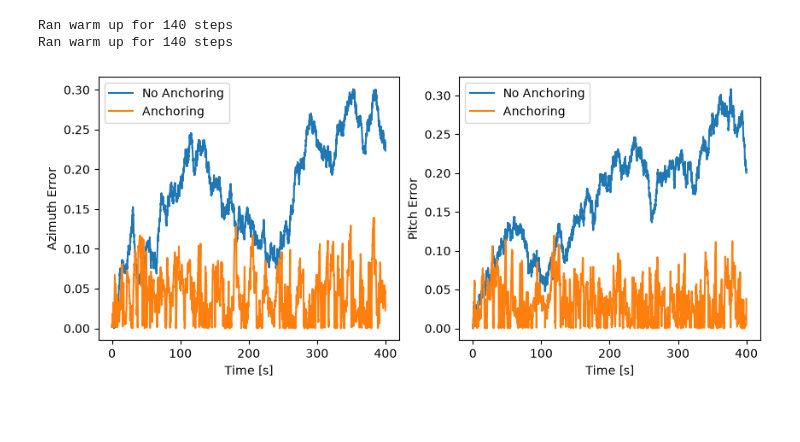
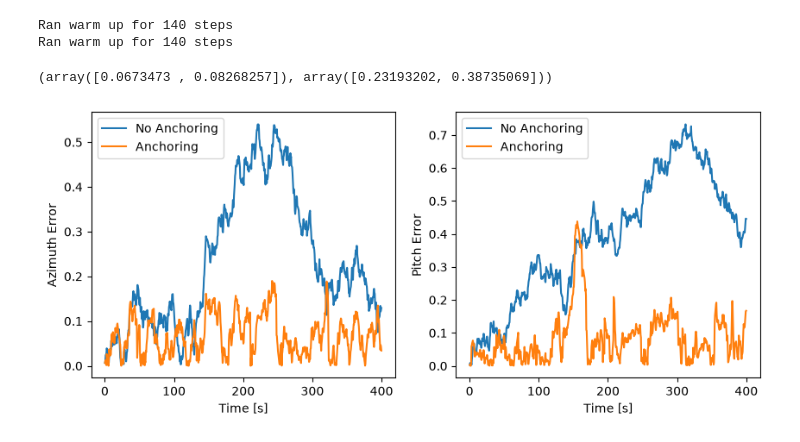
Before and after one commit to siaulich/grid-cells, a Jupyter notebook: notebooks/bat_flight_anchoring.ipynb, the cells around one changed output. Drawn from its saved outputs; the diff is of its cells as text; code cells hidden in the pictures; blank space fills up the shorter version.

```diff
--- a/notebooks/bat_flight_anchoring.ipynb
+++ b/notebooks/bat_flight_anchoring.ipynb
@@ -10,31 +10,56 @@ import tqdm
 DATA_DIR = "../simulation_data"
 PLOTS_DIR = "../plots"
 # %%
+
 T = 400
 dt = 0.5e-3
 n = 256
-intrinsic_noise = 0.005
-input_noise = 0
+intrinsic_noise = 0.01
+input_noise = 1
 n_conj = 20
+n_anchor = 20
 bat_flight = generate_bat_flight(T=T, dt=dt)
 
 
-net = BatHeadDirectionSystem(input_noise=input_noise, intrinsic_noise=intrinsic_noise, n_conjunctive=n_conj)
+net = BatHeadDirectionSystem(
+    input_noise=input_noise,
+    intrinsic_noise=intrinsic_noise,
+    n_conjunctive=n_conj,
+)
 net_anchor = BatHeadDirectionSystem(
-    input_noise=input_noise, intrinsic_noise=intrinsic_noise, n_conjunctive=n_conj
+    input_noise=input_noise, intrinsic_noise=intrinsic_noise, n_conjunctive=n_conj,n_anchor=n_anchor,
 )
 
-net.warm_up(initial_pos=bat_flight["dir_torus"][0])
-net_anchor.warm_up(initial_pos=bat_flight["dir_torus"][0])
+net.warm_up(initial_dir=bat_flight["dir_torus"][0])
+net_anchor.warm_up(initial_dir=bat_flight["dir_torus"][0])
 
 n_steps = bat_flight["pos"].shape[0]
-recording_anchor = net_anchor.run_simulation(
-    bat_flight["dir_vel"], dir=bat_flight["dir_torus"]
-)
-recording = net.run_simulation(bat_flight["dir_vel"])
+
+with ThreadPoolExecutor() as executor:
+    anchor_future = executor.submit(
+        net_anchor.run_simulation,
+        bat_flight["dir_vel"],
+        dir=bat_flight["dir_sphere"],
+    )
+    recording_future = executor.submit(
+        net.run_simulation,
+        bat_flight["dir_vel"],
+    )
+
+    recording_anchor = anchor_future.result()
+    recording = recording_future.result()
 # %% [output]
 Ran warm up for 140 steps
 Ran warm up for 140 steps
+# %%
+np.mean(
+    np.abs(angular_error(recording_anchor["decoded_angle"], bat_flight["dir_torus"])),
+    axis=0,
+), np.mean(
+    np.abs(angular_error(recording["decoded_angle"], bat_flight["dir_torus"])), axis=0
+)
+# %% [output]
+(array([0.0673473 , 0.08268257]), array([0.23193202, 0.38735069]))
 # %%
 def smooth_ts(array: np.ndarray, interval: int):
     return (
@@ -44,33 +69,32 @@ def smooth_ts(array: np.ndarray, interval: int):
     )
 
 
-interval = 100
+interval = 1000
 
 fig, ax = plt.subplots(ncols=2, figsize=(10, 4))
 for angle_iter, angle in enumerate(["Azimuth", "Pitch"]):
     anchored_error = angular_error(
         recording_anchor["decoded_angle"][:, angle_iter],
         bat_flight["dir_torus"][:, angle_iter],
     )
     error = angular_error(
         recording["decoded_angle"][:, angle_iter],
         bat_flight["dir_torus"][:, angle_iter],
     )
-
     ax[angle_iter].plot(
         smooth_ts(bat_flight["time"], interval),
         np.abs(smooth_ts(error, interval)),
         label="No Anchoring",
     )
     ax[angle_iter].plot(
         smooth_ts(bat_flight["time"], interval),
         np.abs(smooth_ts(anchored_error, interval)),
         label="Anchoring",
     )
     ax[angle_iter].legend()
     ax[angle_iter].set_ylabel(angle + " Error")
     ax[angle_iter].set_xlabel("Time [s]")
 
 fig.savefig(os.path.join(PLOTS_DIR, "bat_flight_anchoring_effect.png"))
 # %% [output]
-[figure, old version]
+[figure, new version]
```
Also changed, not shown: parts of 1 cell of this notebook, 4 other files.
